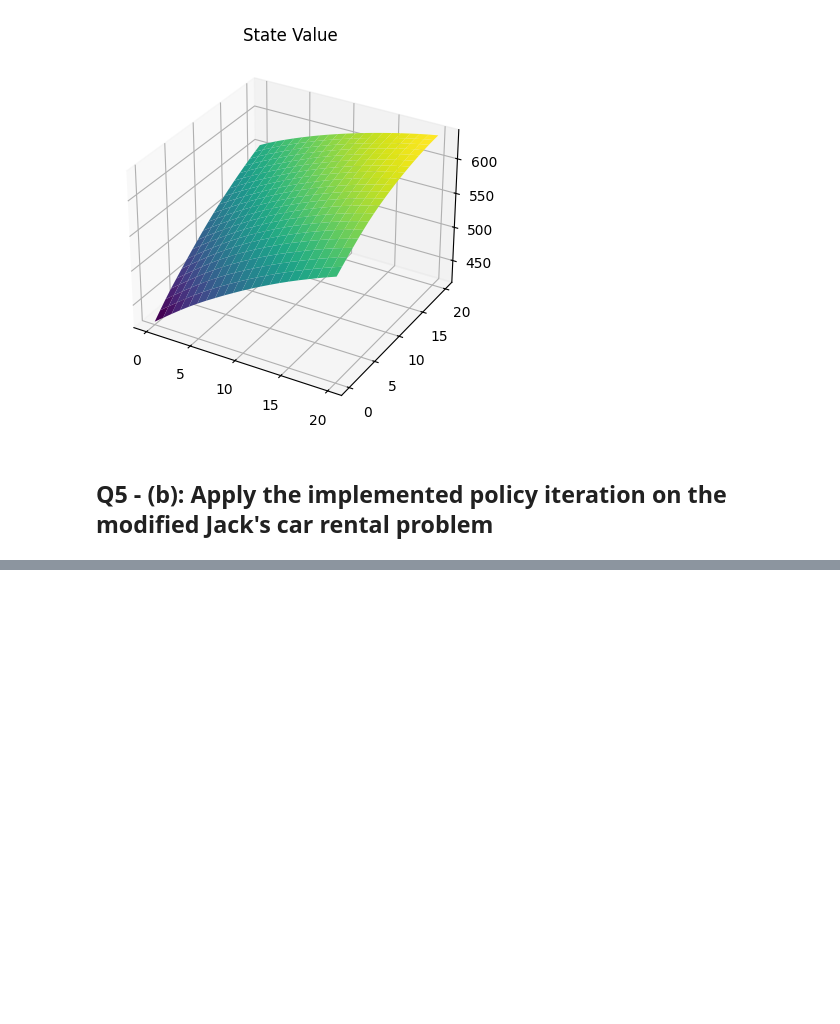
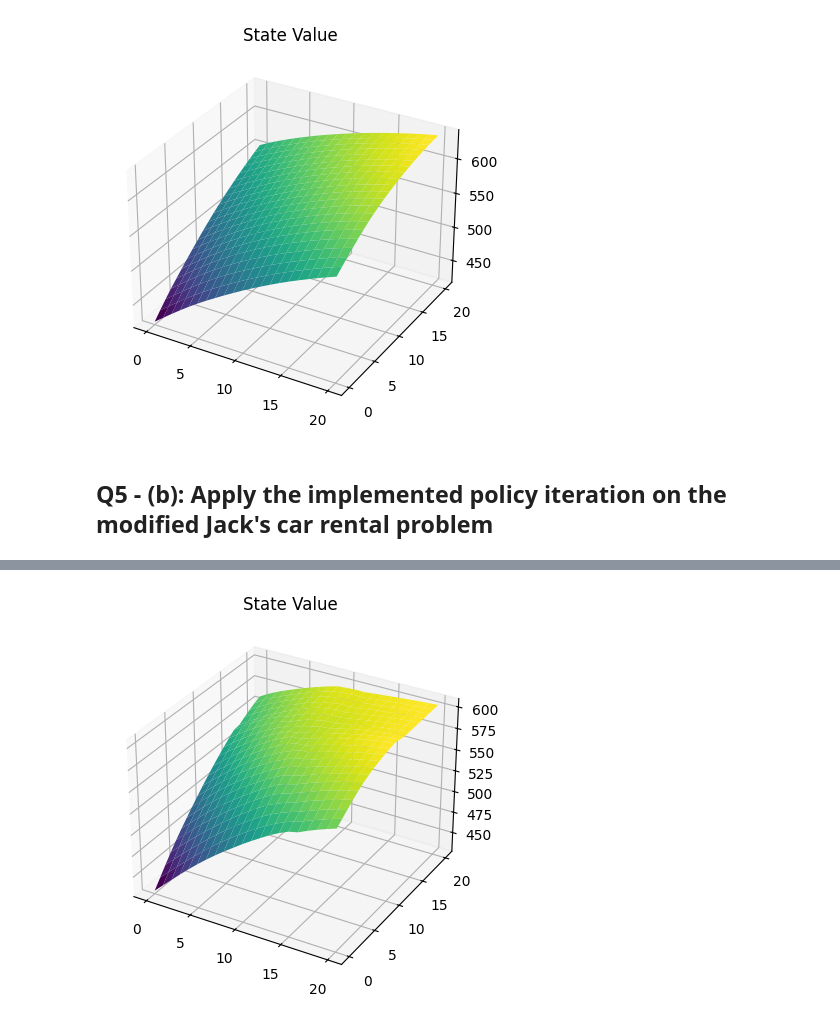
Before and after one commit to dbcometto/cs5180rl, a Jupyter notebook: homework/ex3_26spring.ipynb, the cells around one changed output, grey strips where cells are left out. Drawn from its saved outputs; the diff is of its cells as text; code cells hidden in the pictures; blank space fills up the shorter version.

```diff
--- a/homework/ex3_26spring.ipynb
+++ b/homework/ex3_26spring.ipynb
@@ -1304,17 +1359,19 @@ for res in results_list:
 # %%
 """DO NOT CHANGE THIS BLOCK"""
 # Plot the value function
 def plot_optimal_values(state_value):
     x = np.linspace(0, 20, 21)
     y = np.linspace(0, 20, 21)
 
     X, Y = np.meshgrid(x, y)
     Z = state_value
 
     ax = plt.axes(projection='3d')
     ax.plot_surface(X, Y, Z, rstride=1, cstride=1,
                     cmap='viridis', edgecolor='none')
     ax.set_title('State Value')
 
-state_value = results_list[0]['state_value']
+state_value = modified_results_list[-1]['state_value']
 plot_optimal_values(state_value)
+# %% [output]
+[figure, added]
```
Also changed, not shown: parts of 8 cells of this notebook.
